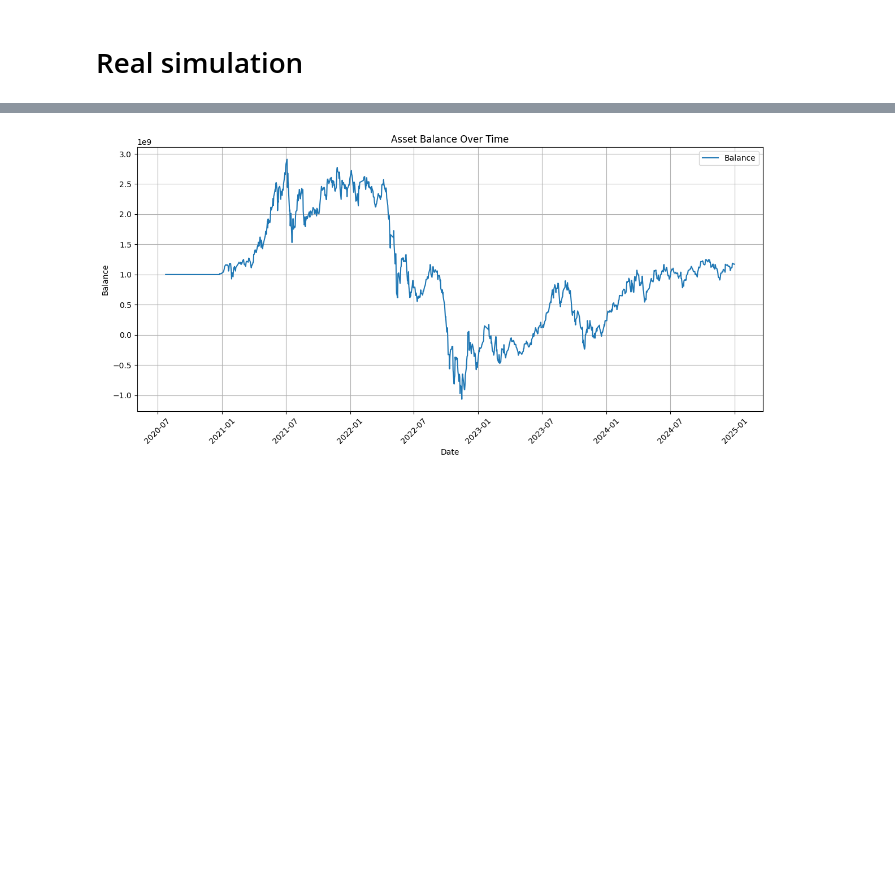
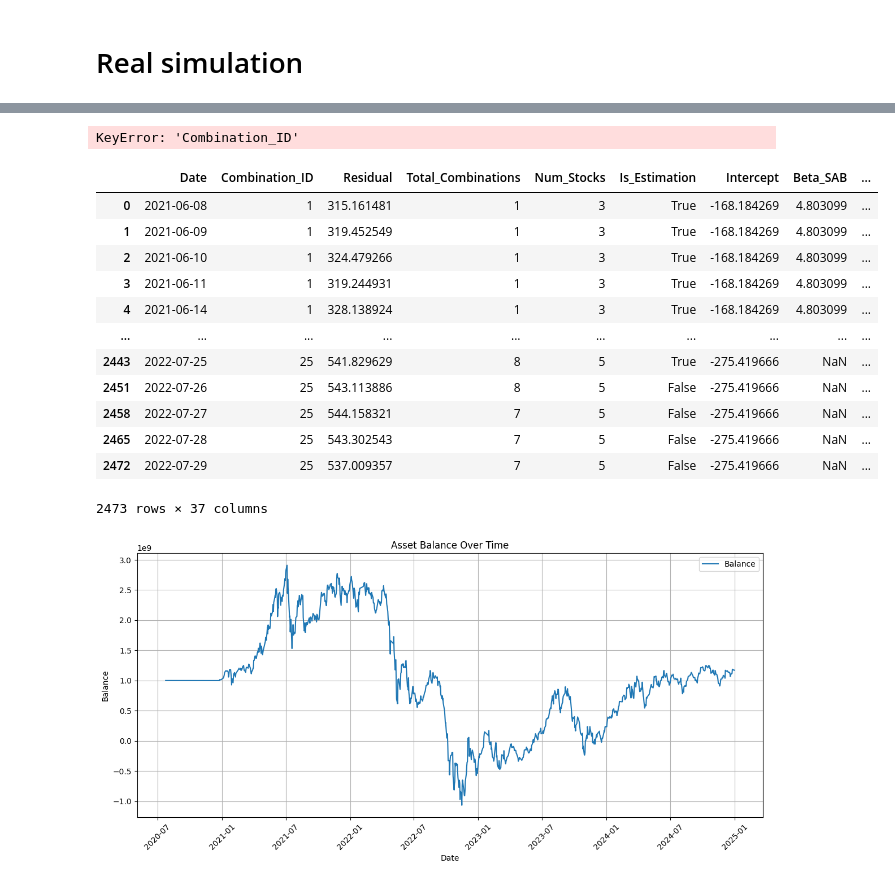
Before and after one commit to algotrade-research/Statisical-Arbitrage, a Jupyter notebook: main.ipynb, the cells around one changed output, grey strips where cells are left out. Drawn from its saved outputs; the diff is of its cells as text; code cells hidden in the pictures; blank space fills up the shorter version.

```diff
--- a/main.ipynb
+++ b/main.ipynb
@@ -1555,3 +1779,43 @@ Running backtest for period 1: 2021-05-10 to 2022-07-31 with stocks: ['ACB', 'BI
+# %%
+stocks=['ACB', 'BID', 'BVH', 'CTG', 'FPT', 'GAS', 'GVR', 'HDB', 'HPG', 'KDH', 'MBB', 'MSN', 'MWG', 'NVL', 'PDR', 'PLX', 'PNJ', 'POW', 'SAB', 'SSI', 'STB', 'TCB', 'TPB', 'VCB', 'VHM', 'VIC', 'VJC', 'VNM', 'VPB', 'VRE','FUEVFVND', 'FUESSVFL', 'E1VFVN30', 'FUEVN100']
+futures='VN30F1M'
+start_date='2021-06-01'
+end_date='2022-07-31'
+etf_list = ['FUEVFVND', 'FUESSVFL', 'E1VFVN30', 'FUEVN100']
+
+
+# Initialize DataHandler with ETF list and etf_included flag
+data_handler = DataHandler(
+    futures=futures,
+    stocks=stocks,
+    start_date=start_date,
+    end_date=end_date,
+    etf_list=etf_list,
+    etf_included=False  # Set to False to exclude ETFs entirely
+)
+
+# Run the strategy
+strategy = StatArbStrategy(data_handler)
+strategy.run_strategy()
+results_df_1, stock_price = strategy.get_results()
+# %% [output]
+KeyError: 'Combination_ID'
+# %%
+results_df_1
+# %% [output]
+|  | Date | Combination_ID | Residual | Total_Combinations | Num_Stocks | Is_Estimation | Intercept | Beta_SAB | ... |
+| 0 | 2021-06-08 | 1 | 315.161481 | 1 | 3 | True | -168.184269 | 4.803099 | ... |
+| 1 | 2021-06-09 | 1 | 319.452549 | 1 | 3 | True | -168.184269 | 4.803099 | ... |
+| 2 | 2021-06-10 | 1 | 324.479266 | 1 | 3 | True | -168.184269 | 4.803099 | ... |
+| 3 | 2021-06-11 | 1 | 319.244931 | 1 | 3 | True | -168.184269 | 4.803099 | ... |
+| 4 | 2021-06-14 | 1 | 328.138924 | 1 | 3 | True | -168.184269 | 4.803099 | ... |
+| ... | ... | ... | ... | ... | ... | ... | ... | ... | ... |
+| 2443 | 2022-07-25 | 25 | 541.829629 | 8 | 5 | True | -275.419666 | NaN | ... |
+| 2451 | 2022-07-26 | 25 | 543.113886 | 8 | 5 | False | -275.419666 | NaN | ... |
+| 2458 | 2022-07-27 | 25 | 544.158321 | 7 | 5 | False | -275.419666 | NaN | ... |
+| 2465 | 2022-07-28 | 25 | 543.302543 | 7 | 5 | False | -275.419666 | NaN | ... |
+| 2472 | 2022-07-29 | 25 | 537.009357 | 7 | 5 | False | -275.419666 | NaN | ... |
+2473 rows × 37 columns
 # %%
 plot_asset_balance(combined_returns_df)
 # %% [output]
```
Also changed, not shown: parts of 11 cells of this notebook.
